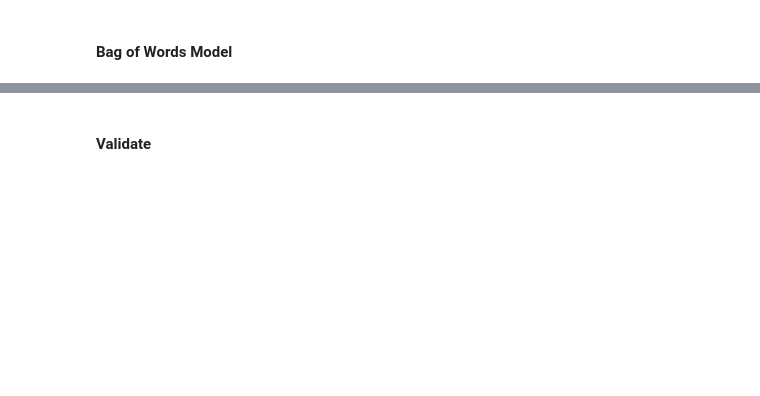
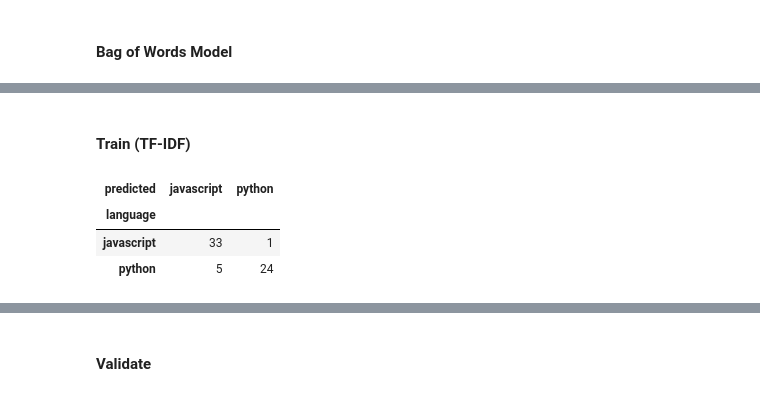
Before and after one commit to AC-Readme/nlp_project, a Jupyter notebook: corey_scratch.ipynb, the cells around one changed output, grey strips where cells are left out. Saved outputs shown, nothing was run; the diff lists cells and outputs as text; code cells hidden in the pictures; blank space fills up the shorter version.

```diff
--- a/corey_scratch.ipynb
+++ b/corey_scratch.ipynb
@@ -594,0 +597,8 @@ bow = vectorizer.transform(train.text_filtered)
+# %%
+from sklearn.feature_extraction.text import TfidfVectorizer
+
+tfidf = TfidfVectorizer(stop_words='english', min_df=20,
+                             ngram_range=(1,2),
+                             binary=True)
+
+tfidf_sparse_matrix = tfidf.fit_transform(train.text_filtered)
@@ -625,0 +640,19 @@ weighted avg       0.84      0.84      0.84        63
+# %% [markdown]
+#### Train (TF-IDF)
+# %%
+# Define x and y variable
+
+
+X_tfidf = tfidf_sparse_matrix
+y = train['language']
+
+lm_tfidf = LogisticRegression().fit(X_tfidf, y)
+train['pred_tfidf'] = lm_tfidf.predict(X_tfidf)
+# %%
+# Results(train)
+pd.crosstab(train.language, train.predicted)
+# %% [output]
+| predicted | javascript | python |
+| language |  |  |
+| javascript | 33 | 1 |
+| python | 5 | 24 |
```
Also changed, not shown: parts of 42 cells of this notebook.
